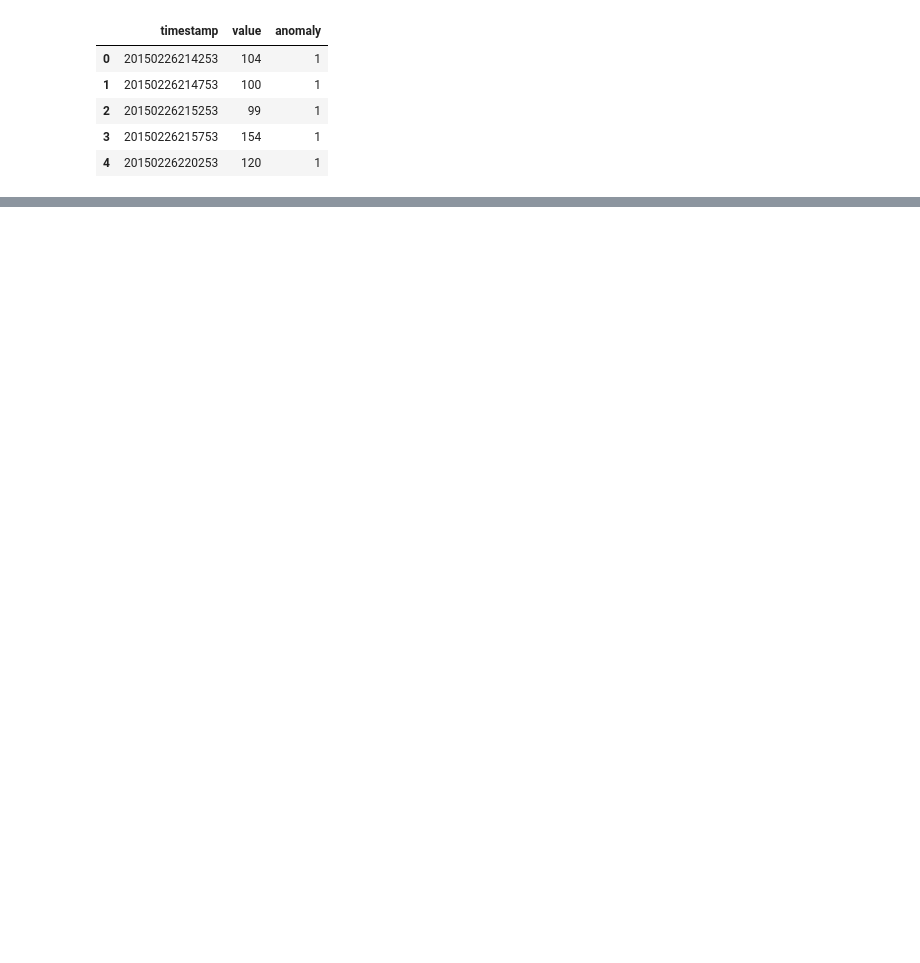
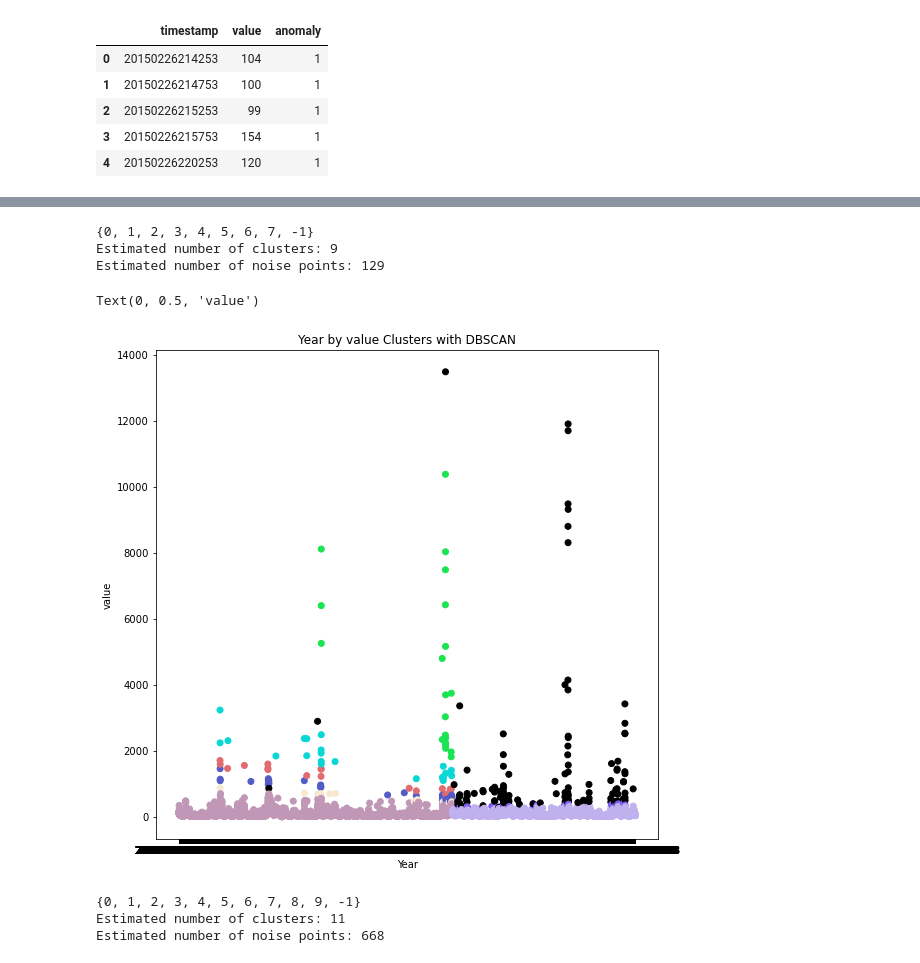
Before and after one commit to anissakhan/731-Project-6-Khan, a Jupyter notebook: Notebooks/731-Project6.ipynb, the cells around one changed output, grey strips where cells are left out. Saved outputs shown, nothing was run; the diff lists cells and outputs as text; code cells hidden in the pictures; blank space fills up the shorter version.

```diff
--- a/Notebooks/731-Project6.ipynb
+++ b/Notebooks/731-Project6.ipynb
@@ -282,0 +348,16 @@ print('The number of prediciton errors are ' + str(n_errors))
+# %%
+def scaleAndNormalize(var1, var2):
+    # Scaling the data to bring all the attributes to a comparable level
+    scaler = StandardScaler()
+    dfTest_scaled = scaler.fit_transform(dfTest)
+
+    # Normalizing the data so that
+    # the data approximately follows a Gaussian distribution
+    dfTest_normalized = normalize(dfTest_scaled)
+
+    # Converting the numpy array into a pandas DataFrame
+    dfTest_normalized = pd.DataFrame(dfTest_normalized)
+    dfTest_normalized
+
+    dfTest_normalized.columns = [var1, var2]
+    return dfTest_normalized
@@ -282,0 +368,5 @@ print('The number of prediciton errors are ' + str(n_errors))
+# %%
+dfTest=dfIF[['value', 'timestamp']]
+
+dfTest_normalized=scaleAndNormalize('value', 'timestamp')
+dfTest_normalized
@@ -282,0 +387,47 @@ print('The number of prediciton errors are ' + str(n_errors))
+# %%
+dbsc = DBSCAN(eps = 0.03, min_samples = 20).fit(dfTest_normalized)
+labels = dbsc.labels_
+core_samples = np.zeros_like(labels, dtype = bool)
+core_samples[dbsc.core_sample_indices_] = True
+
+print(set(labels))
+
+n_clusters_=len(set(labels))
+n_noise_=list(labels).count(-1)
+
+print('Estimated number of clusters: %d' % n_clusters_)
+print('Estimated number of noise points: %d' % n_noise_)
+# %% [output]
+{0, 1, 2, 3, 4, 5, 6, 7, -1}
+Estimated number of clusters: 9
+Estimated number of noise points: 129
+# %%
+import random
+
+cvec=genColorsDBSCAN(n_clusters_)
+
+plt.figure(figsize=(9,9))
+plt.scatter(dfTest['timestamp'], dfTest['value'], c=cvec)
+plt.title('Year by value Clusters with DBSCAN')
+plt.xlabel('Year')
+plt.ylabel('value')
+# %% [output]
+Text(0, 0.5, 'value')
+[figure, added]
+# %%
+dbsc = DBSCAN(eps = 0.01, min_samples = 20).fit(dfTest_normalized)
+labels = dbsc.labels_
+core_samples = np.zeros_like(labels, dtype = bool)
+core_samples[dbsc.core_sample_indices_] = True
+
+print(set(labels))
+
+n_clusters_=len(set(labels))
+n_noise_=list(labels).count(-1)
+
+print('Estimated number of clusters: %d' % n_clusters_)
+print('Estimated number of noise points: %d' % n_noise_)
+# %% [output]
+{0, 1, 2, 3, 4, 5, 6, 7, 8, 9, -1}
+Estimated number of clusters: 11
+Estimated number of noise points: 668
```
Also changed, not shown: parts of 27 cells of this notebook.
